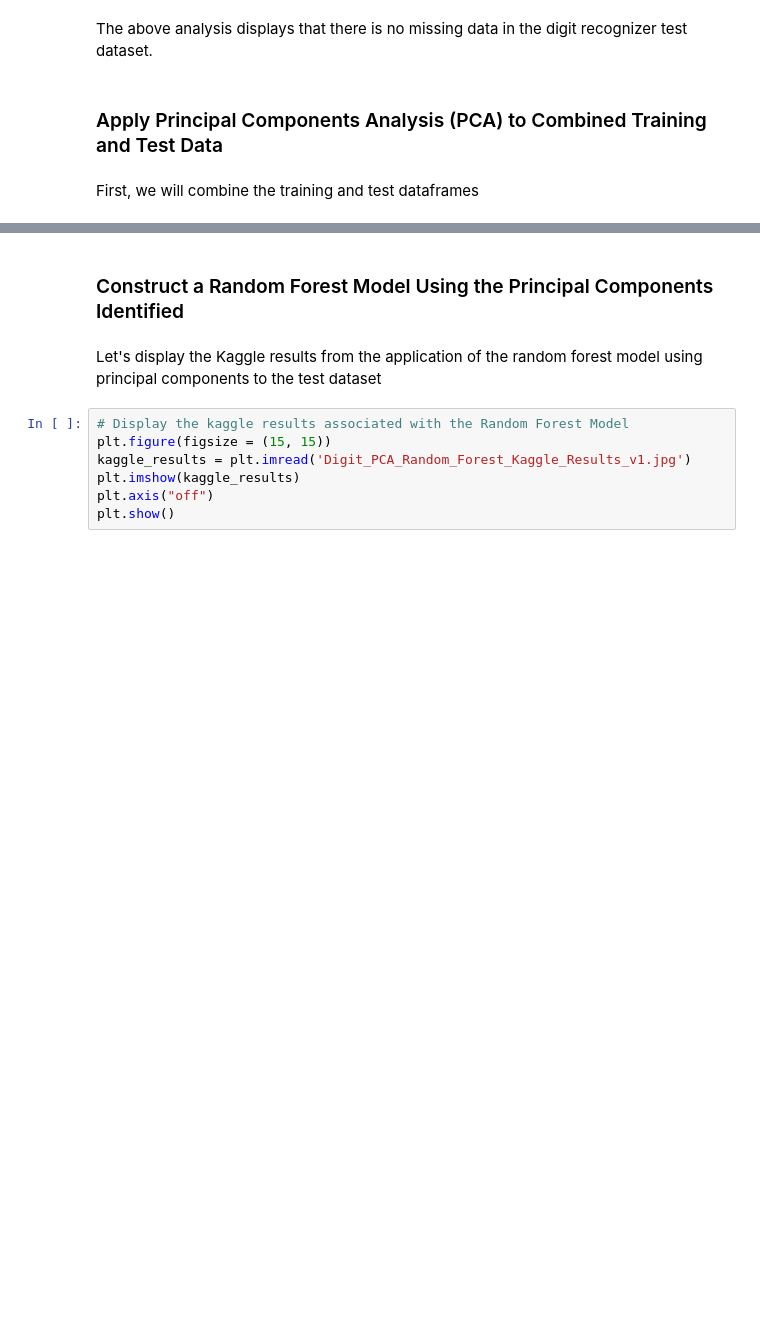
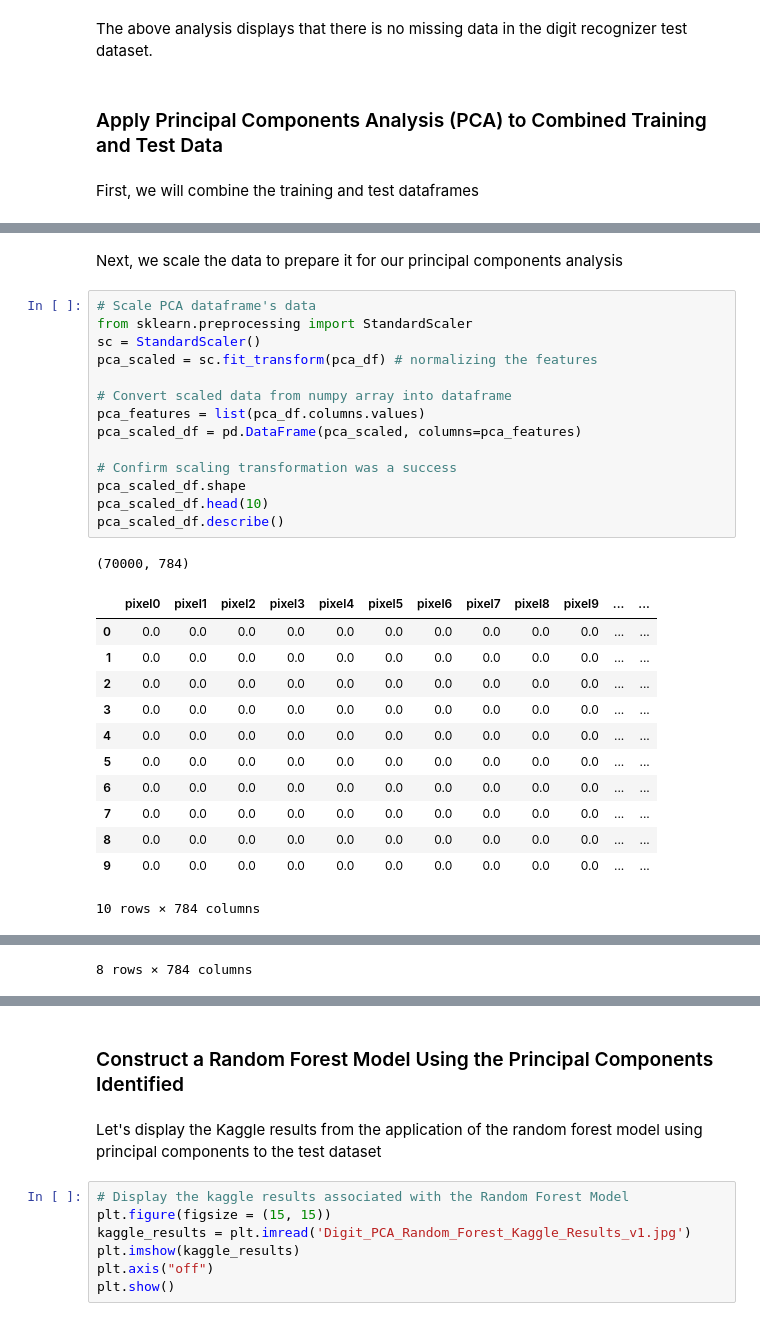
Before and after one commit to clairemarkey/MSDS-422-Group-3-Module-6, a Jupyter notebook: MSDS-422-Group-3-Module-6.ipynb, the cells around one changed output, grey strips where cells are left out. Cells and saved outputs as stored; diff of their text form; blank space fills up the shorter version.

```diff
--- a/MSDS-422-Group-3-Module-6.ipynb
+++ b/MSDS-422-Group-3-Module-6.ipynb
@@ -133,0 +147,30 @@ null_summary_only_missing
+# %% [markdown]
+Next, we scale the data to prepare it for our principal components analysis
+# %%
+# Scale PCA dataframe's data
+from sklearn.preprocessing import StandardScaler
+sc = StandardScaler()
+pca_scaled = sc.fit_transform(pca_df) # normalizing the features
+
+# Convert scaled data from numpy array into dataframe
+pca_features = list(pca_df.columns.values)
+pca_scaled_df = pd.DataFrame(pca_scaled, columns=pca_features)
+
+# Confirm scaling transformation was a success
+pca_scaled_df.shape
+pca_scaled_df.head(10)
+pca_scaled_df.describe()
+# %% [output]
+(70000, 784)
+|  | pixel0 | pixel1 | pixel2 | pixel3 | pixel4 | pixel5 | pixel6 | pixel7 | pixel8 | pixel9 | ... | ... |
+| 0 | 0.0 | 0.0 | 0.0 | 0.0 | 0.0 | 0.0 | 0.0 | 0.0 | 0.0 | 0.0 | ... | ... |
+| 1 | 0.0 | 0.0 | 0.0 | 0.0 | 0.0 | 0.0 | 0.0 | 0.0 | 0.0 | 0.0 | ... | ... |
+| 2 | 0.0 | 0.0 | 0.0 | 0.0 | 0.0 | 0.0 | 0.0 | 0.0 | 0.0 | 0.0 | ... | ... |
+| 3 | 0.0 | 0.0 | 0.0 | 0.0 | 0.0 | 0.0 | 0.0 | 0.0 | 0.0 | 0.0 | ... | ... |
+| 4 | 0.0 | 0.0 | 0.0 | 0.0 | 0.0 | 0.0 | 0.0 | 0.0 | 0.0 | 0.0 | ... | ... |
+| 5 | 0.0 | 0.0 | 0.0 | 0.0 | 0.0 | 0.0 | 0.0 | 0.0 | 0.0 | 0.0 | ... | ... |
+| 6 | 0.0 | 0.0 | 0.0 | 0.0 | 0.0 | 0.0 | 0.0 | 0.0 | 0.0 | 0.0 | ... | ... |
+| 7 | 0.0 | 0.0 | 0.0 | 0.0 | 0.0 | 0.0 | 0.0 | 0.0 | 0.0 | 0.0 | ... | ... |
+| 8 | 0.0 | 0.0 | 0.0 | 0.0 | 0.0 | 0.0 | 0.0 | 0.0 | 0.0 | 0.0 | ... | ... |
+| 9 | 0.0 | 0.0 | 0.0 | 0.0 | 0.0 | 0.0 | 0.0 | 0.0 | 0.0 | 0.0 | ... | ... |
+10 rows × 784 columns
@@ -133,0 +186 @@ null_summary_only_missing
+8 rows × 784 columns
```
Also changed, not shown: parts of 4 cells of this notebook.
